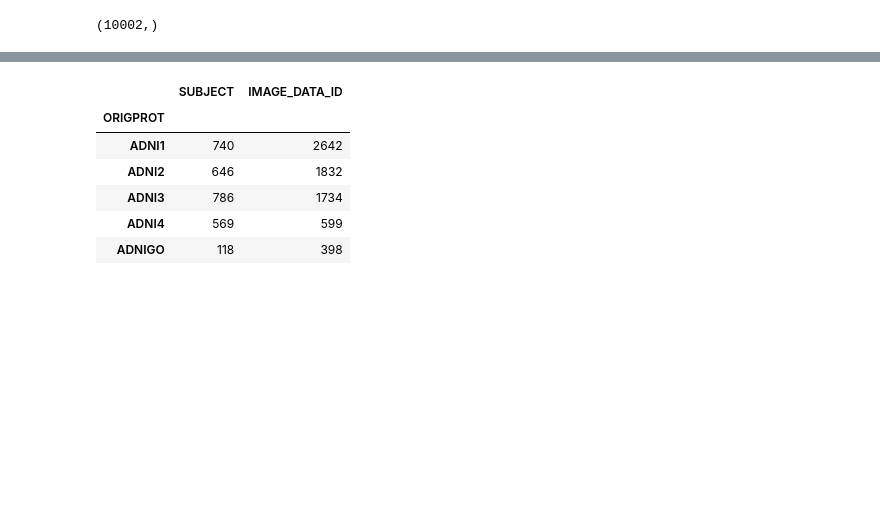
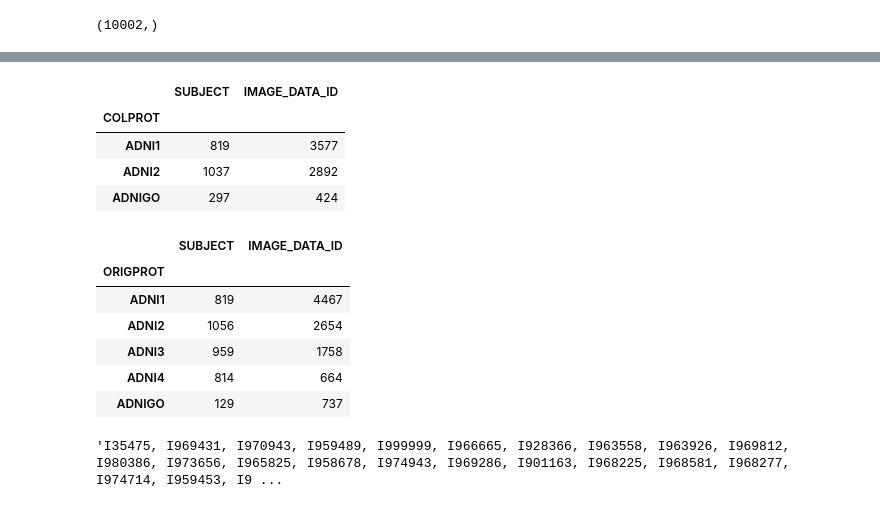
Before and after one commit to lucasthim/mmml-alzheimer-diagnosis, a Jupyter notebook: notebooks/2026_paper/20260624_reviewing_adnimerge.ipynb, the cells around one changed output, grey strips where cells are left out. Saved outputs shown, nothing was run; the diff lists cells and outputs as text; code cells hidden in the pictures; blank space fills up the shorter version.

Commit message:
fixing adnimerge generation and selecting new cohort

```diff
--- a/notebooks/2026_paper/20260624_reviewing_adnimerge.ipynb
+++ b/notebooks/2026_paper/20260624_reviewing_adnimerge.ipynb
@@ -40,7 +134,8 @@ df_selected_mris.IMAGE_DATA_ID.unique().shape
 # %% [output]
 (10002,)
 # %%
-df_downloaded_mris = pd.read_csv('./../../data/reference/DOWNLOAD_RAW_MRI.csv')
+df_downloaded_mris = pd.read_csv('./../../data/reference/MRI_2026_preprocessed_6_30_2026.csv')
+df_downloaded_mris.columns = df_downloaded_mris.columns.str.upper().str.replace(" ", "_")
 print(df_downloaded_mris.shape)
 display(df_downloaded_mris.head(5))
 # %% [output]
@@ -89,10 +186,22 @@ df_adnimerge.query("SUBJECT == '011_S_0002'").sort_values('EXAMDATE')
 # %%
-df_filtered_mris.groupby(['ORIGPROT']).agg({'SUBJECT': 'nunique', 'IMAGE_DATA_ID': 'nunique'}).sort_values('ORIGPROT', ascending=True)
+df_filtered_mris.groupby(['COLPROT']).agg({'SUBJECT': 'nunique', 'IMAGE_DATA_ID': 'nunique'}).sort_values('COLPROT', ascending=True)
 # %% [output]
 |  | SUBJECT | IMAGE_DATA_ID |
-| ORIGPROT |  |  |
-| ADNI1 | 740 | 2642 |
-| ADNI2 | 646 | 1832 |
-| ADNI3 | 786 | 1734 |
-| ADNI4 | 569 | 599 |
-| ADNIGO | 118 | 398 |
+| COLPROT |  |  |
+| ADNI1 | 819 | 3577 |
+| ADNI2 | 1037 | 2892 |
+| ADNIGO | 297 | 424 |
+# %%
+df_adnimerge.groupby(['ORIGPROT']).agg({'SUBJECT': 'nunique', 'IMAGE_DATA_ID': 'nunique'}).sort_values('ORIGPROT', ascending=True)
+# %% [output]
+|  | SUBJECT | IMAGE_DATA_ID |
+| ORIGPROT |  |  |
+| ADNI1 | 819 | 4467 |
+| ADNI2 | 1056 | 2654 |
+| ADNI3 | 959 | 1758 |
+| ADNI4 | 814 | 664 |
+| ADNIGO | 129 | 737 |
+# %%
+str(df_adnimerge.IMAGE_DATA_ID.unique().tolist()).strip("[|]").replace("'", "")
+# %% [output]
+'I35475, I969431, I970943, I959489, I999999, I966665, I928366, I963558, I963926, I969812, I980386, I973656, I965825, I958678, I974943, I969286, I901163, I968225, I968581, I968277, I974714, I959453, I9 ...
```
Also changed, not shown: parts of 19 cells of this notebook, 3 other files.
